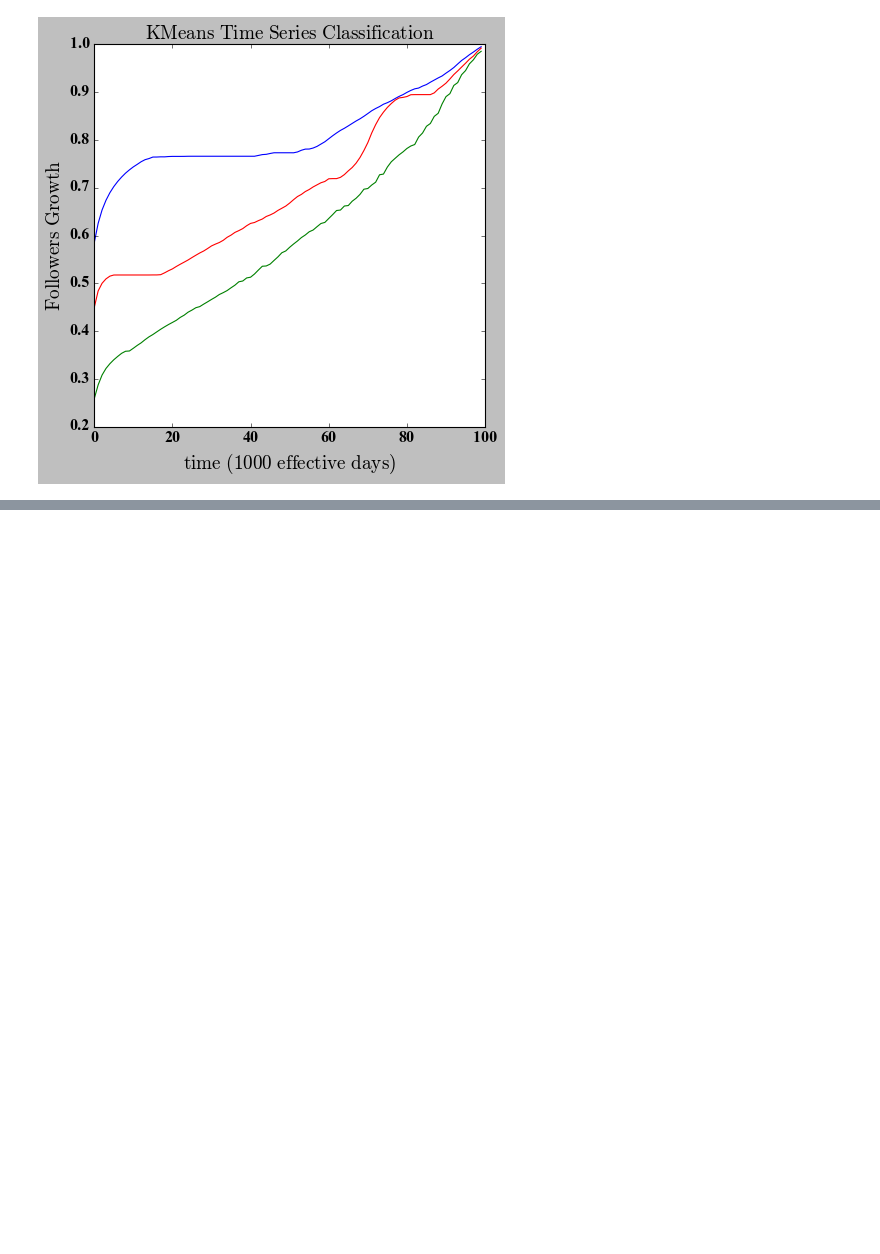
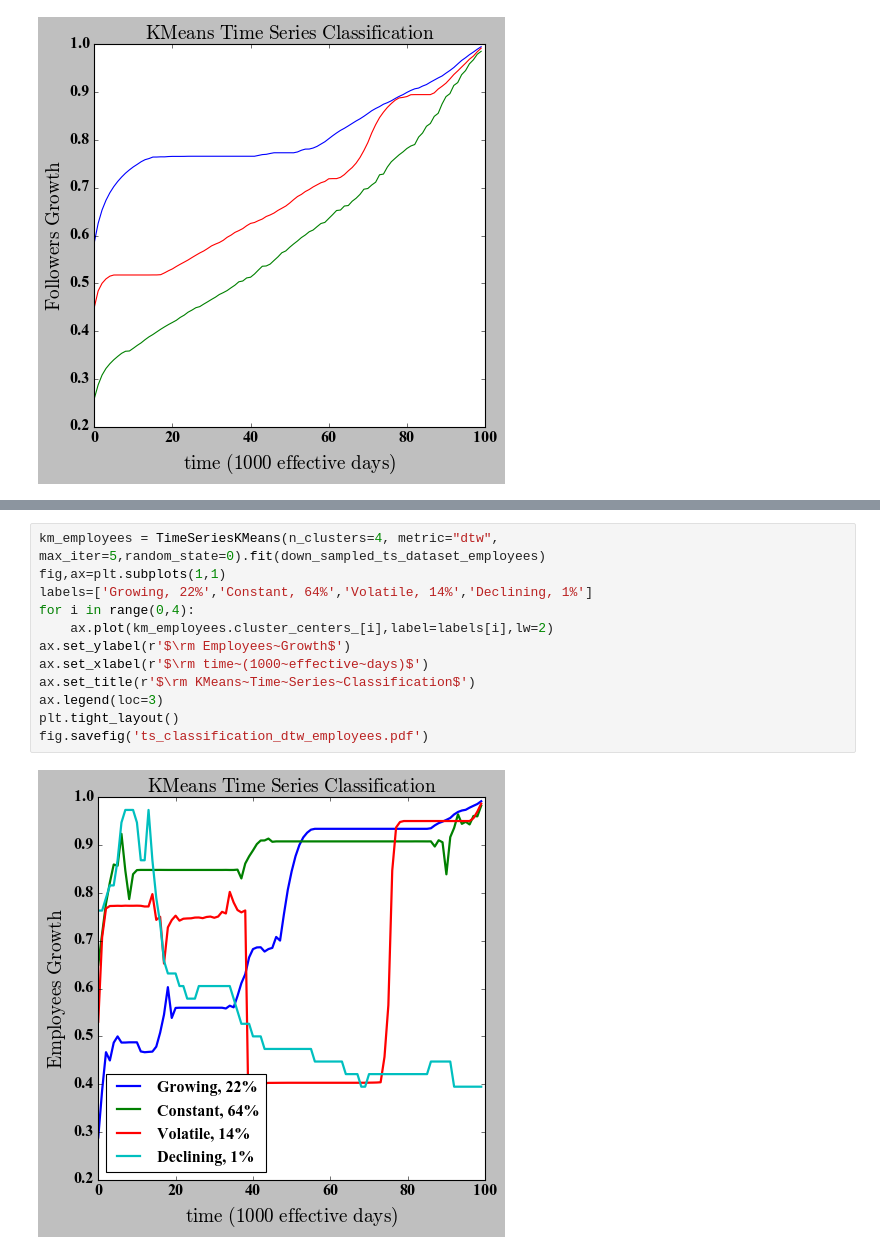
Before and after one commit to mtsafarzadeh/Time_Series_Classification, a Jupyter notebook: linkedin.ipynb, the cells around one changed output, grey strips where cells are left out. Drawn from its saved outputs; the diff is of its cells as text; blank space fills up the shorter version.

```diff
--- a/linkedin.ipynb
+++ b/linkedin.ipynb
@@ -267,0 +278,14 @@ X_f.shape
+# %%
+km_employees = TimeSeriesKMeans(n_clusters=4, metric="dtw", max_iter=5,random_state=0).fit(down_sampled_ts_dataset_employees)
+fig,ax=plt.subplots(1,1)
+labels=['Growing, 22%','Constant, 64%','Volatile, 14%','Declining, 1%']
+for i in range(0,4):
+    ax.plot(km_employees.cluster_centers_[i],label=labels[i],lw=2)
+ax.set_ylabel(r'$\rm Employees~Growth$')
+ax.set_xlabel(r'$\rm time~(1000~effective~days)$')
+ax.set_title(r'$\rm KMeans~Time~Series~Classification$')
+ax.legend(loc=3)
+plt.tight_layout()
+fig.savefig('ts_classification_dtw_employees.pdf')
+# %% [output]
+[figure, added]
```
Also changed, not shown: parts of 52 cells of this notebook.
